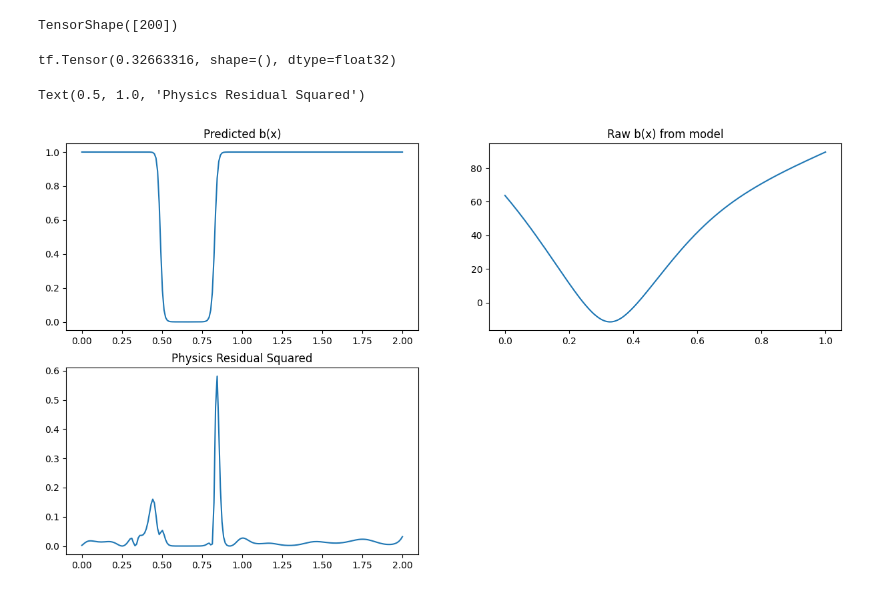
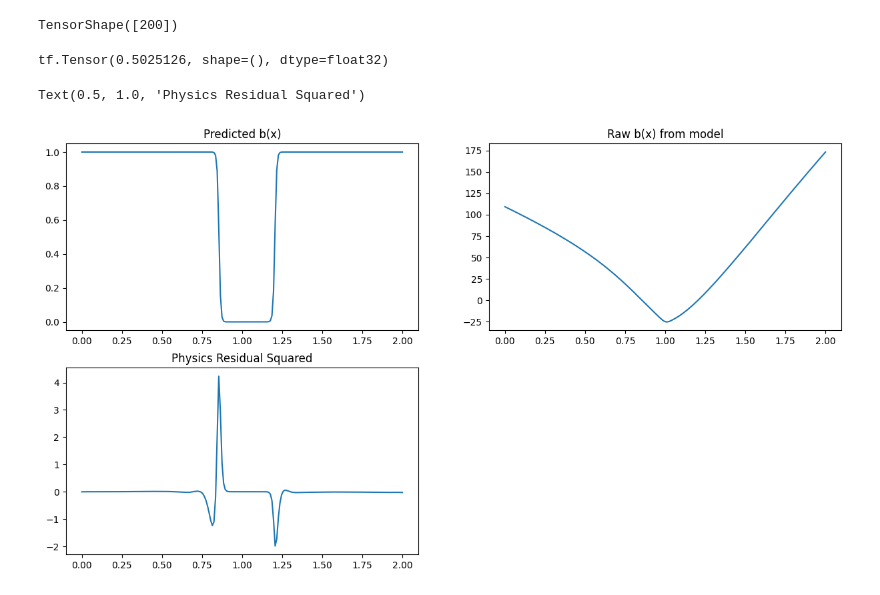
Before and after one commit to ShiyuanDengg/2D-Wall, a Jupyter notebook: 1D/1D Beam Nerf Combined CONT.ipynb, the cells around one changed output. Saved outputs shown, nothing was run; the diff lists cells and outputs as text; code cells hidden in the pictures.

```diff
--- a/1D/1D Beam Nerf Combined CONT.ipynb
+++ b/1D/1D Beam Nerf Combined CONT.ipynb
@@ -156,7 +158,13 @@ model = keras.models.Sequential([
         keras.layers.Dense(2,)  #two outputs: deflection and discontinuity
     ])
 
-optimizer = keras.optimizers.Adam(learning_rate = 1e-3)
+lr_scheduler = keras.optimizers.schedules.ExponentialDecay(
+    initial_learning_rate=1e-3,
+    decay_steps=5000,
+    decay_rate=0.96,
+    )
+
+optimizer = keras.optimizers.Adam(learning_rate = lr_scheduler)
 optimizer_q = keras.optimizers.Adam(learning_rate = 1e-3)
 
 def get_model_w(inputs):
@@ -321,7 +329,7 @@ def train_step_filter(x_colloc, d4w_norm):
 
             physics_loss = tf.reduce_mean(tf.square(filtered_residual))
             filter_penalty = tf.reduce_mean(tf.square(1 - b_pred))
-            filter_penalty = tf.exp( 10 * filter_penalty)
+            filter_penalty = tf.exp(5 * filter_penalty)
 
             tv_b = b_pred[1:] - b_pred[:-1]
             tv_b = tf.reduce_mean(tf.abs(tv_b))
@@ -401,7 +409,7 @@ def train_step_final(x_colloc):
 
         w_data.assign(5.0)
         w_bc.assign(0.1)
-        w_phys.assign(0.01)
+        w_phys.assign(0.002)
         w_spikes.assign(0.2)
         w_filter.assign(0.01)
 
@@ -420,7 +428,7 @@ def train_step_final(x_colloc):
 Data_only = False
 
 N_DATA = 20000
-N_FILTER = 10000
+N_FILTER = 20000
 N_INTERM = 5000
 N_INTEGRATE = 40000
 
@@ -587,22 +594,22 @@ TensorShape([200])
 # %%
 plt.figure(figsize=(15, 8))
 plt.subplot(221)
 plt.plot(x_full, b_pred)
 plt.title("Predicted b(x)")
 
 plt.subplot(222)
 b_raw = model(x_tf)[:, 1]
-plt.plot(x_tf, (b_raw))
+plt.plot(x_full, (b_raw))
 plt.title("Raw b(x) from model")
 print(x_tf[tf.argmin(b_raw)])
 
 plt.subplot(223)
-plt.plot(x_full,tf.square(tf.squeeze(b_pred) * (d4w * w_scale - q_pred / q_max)))
+plt.plot(x_full,(tf.squeeze(b_pred) * (d4w * w_scale - q_pred / q_max)))
 plt.title("Physics Residual Squared")
 # %% [output]
-tf.Tensor(0.32663316, shape=(), dtype=float32)
+tf.Tensor(0.5025126, shape=(), dtype=float32)
 Text(0.5, 1.0, 'Physics Residual Squared')
-[figure, old version]
+[figure, new version]
 # %%
 plt.figure(figsize=(12, 8))
 
```
Also changed, not shown: parts of 11 cells of this notebook, 2 other files.
